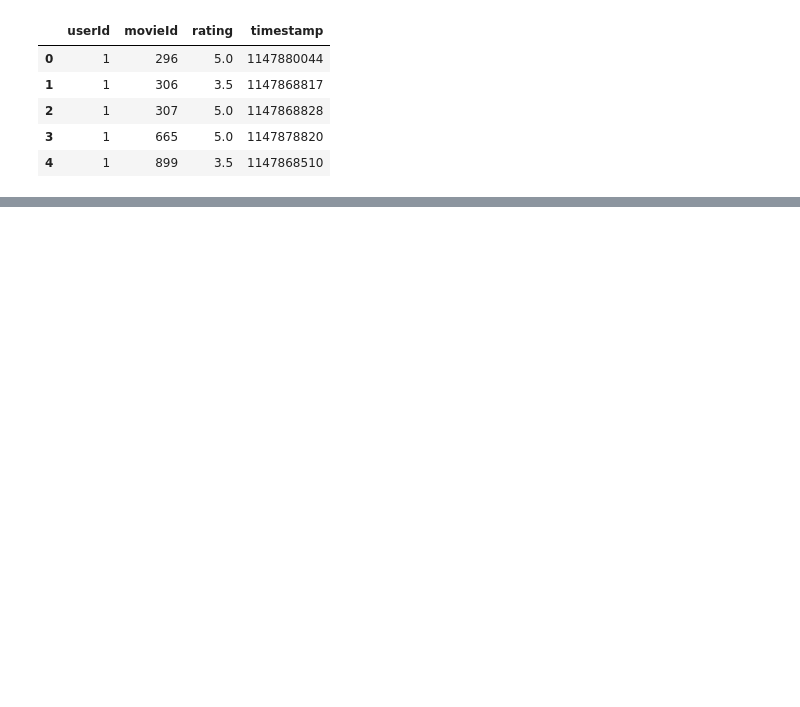
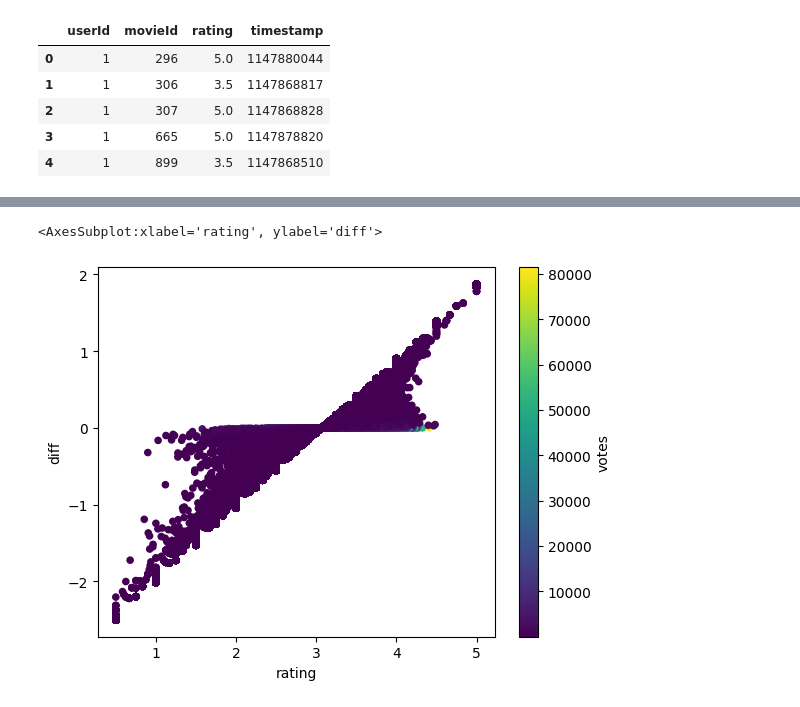
Before and after one commit to jh2048/movie_recommender, a Jupyter notebook: notebooks/collaborative_recommender.ipynb, the cells around one changed output, grey strips where cells are left out. Cells and saved outputs as stored; diff of their text form; code cells hidden in the pictures; blank space fills up the shorter version.

```diff
--- a/notebooks/collaborative_recommender.ipynb
+++ b/notebooks/collaborative_recommender.ipynb
@@ -314,5 +399,5 @@ rolling_rating = movie_dataframe.groupby('movieId').rolling()
 # %%
-def weighted_rating(x):
-    v = x['vote_count']
-    R = x['vote_average']
-    return (v/(v+m) * R) + (m/(m+v) * C)
+def try_this(m, v, R, C):
+    w_user_rating = v/(v+m) * R
+    w_avg_rating = m/(m+v) * C
+    print(w_user_rating+w_avg_rating)
@@ -318,0 +414,4 @@ def weighted_rating(x):
+# %%
+min_votes = 36
+mean_rating = movie_data_grouped['rating'].mean()
+print(mean_rating)
@@ -318,0 +420,3 @@ def weighted_rating(x):
+# %%
+movie_data_grouped['weighted_rating'] = weighted_rating(movie_data_grouped, min_votes, mean_rating)
+movie_data_grouped.tail(20)
@@ -318,0 +441,2 @@ def weighted_rating(x):
+# %%
+movie_data_grouped['diff'] = movie_data_grouped.apply(lambda x: x.rating - x.weighted_rating, axis=1)
@@ -318,0 +445,5 @@ def weighted_rating(x):
+# %%
+movie_data_grouped.plot.scatter(x='rating', y='diff', c='votes', colormap='viridis')
+# %% [output]
+<AxesSubplot:xlabel='rating', ylabel='diff'>
+[figure, added]
```
Also changed, not shown: parts of 20 cells of this notebook.
